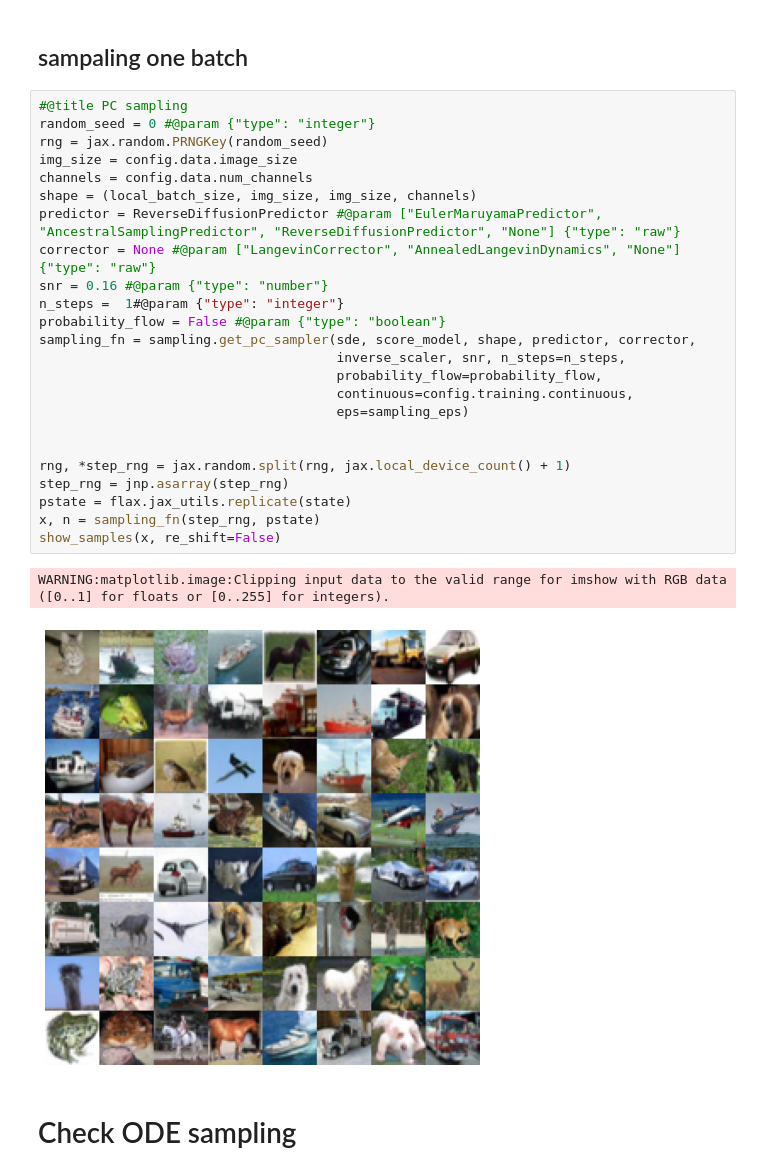
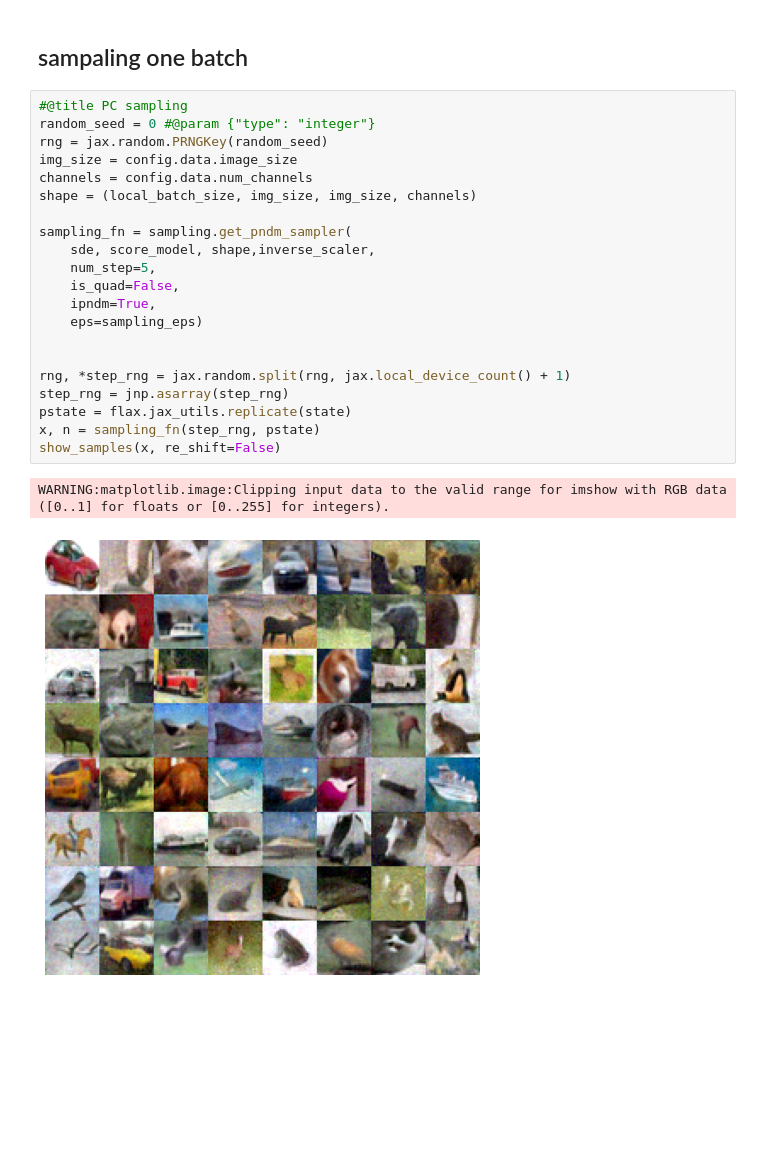
Before and after one commit to WN1695173791/dodes, a Jupyter notebook: notebooks/pdnm.ipynb, the cells around one changed output. Drawn from its saved outputs; the diff is of its cells as text; blank space fills up the shorter version.

Commit message:
feat : pndm works

```diff
--- a/notebooks/pdnm.ipynb
+++ b/notebooks/pdnm.ipynb
@@ -108,29 +104,24 @@ WARNING:absl:No GPU/TPU found, falling back to CPU. (Set TF_CPP_MIN_LOG_LEVEL=0
 # %%
 #@title PC sampling
 random_seed = 0 #@param {"type": "integer"}
 rng = jax.random.PRNGKey(random_seed)
 img_size = config.data.image_size
 channels = config.data.num_channels
 shape = (local_batch_size, img_size, img_size, channels)
-predictor = ReverseDiffusionPredictor #@param ["EulerMaruyamaPredictor", "AncestralSamplingPredictor", "ReverseDiffusionPredictor", "None"] {"type": "raw"}
-corrector = None #@param ["LangevinCorrector", "AnnealedLangevinDynamics", "None"] {"type": "raw"}
-snr = 0.16 #@param {"type": "number"}
-n_steps =  1#@param {"type": "integer"}
-probability_flow = False #@param {"type": "boolean"}
-sampling_fn = sampling.get_pc_sampler(sde, score_model, shape, predictor, corrector,
-                                      inverse_scaler, snr, n_steps=n_steps,
-                                      probability_flow=probability_flow,
-                                      continuous=config.training.continuous,
-                                      eps=sampling_eps)
+
+sampling_fn = sampling.get_pndm_sampler(
+    sde, score_model, shape,inverse_scaler,
+    num_step=5,
+    is_quad=False,
+    ipndm=True,
+    eps=sampling_eps)
 
 
 rng, *step_rng = jax.random.split(rng, jax.local_device_count() + 1)
 step_rng = jnp.asarray(step_rng)
 pstate = flax.jax_utils.replicate(state)
 x, n = sampling_fn(step_rng, pstate)
 show_samples(x, re_shift=False)
 # %% [output]
 WARNING:matplotlib.image:Clipping input data to the valid range for imshow with RGB data ([0..1] for floats or [0..255] for integers).
-[figure, old version]
+[figure, new version]
-# %% [markdown]
-# Check ODE sampling
```
Also changed, not shown: parts of 12 cells of this notebook, 3 other files.
